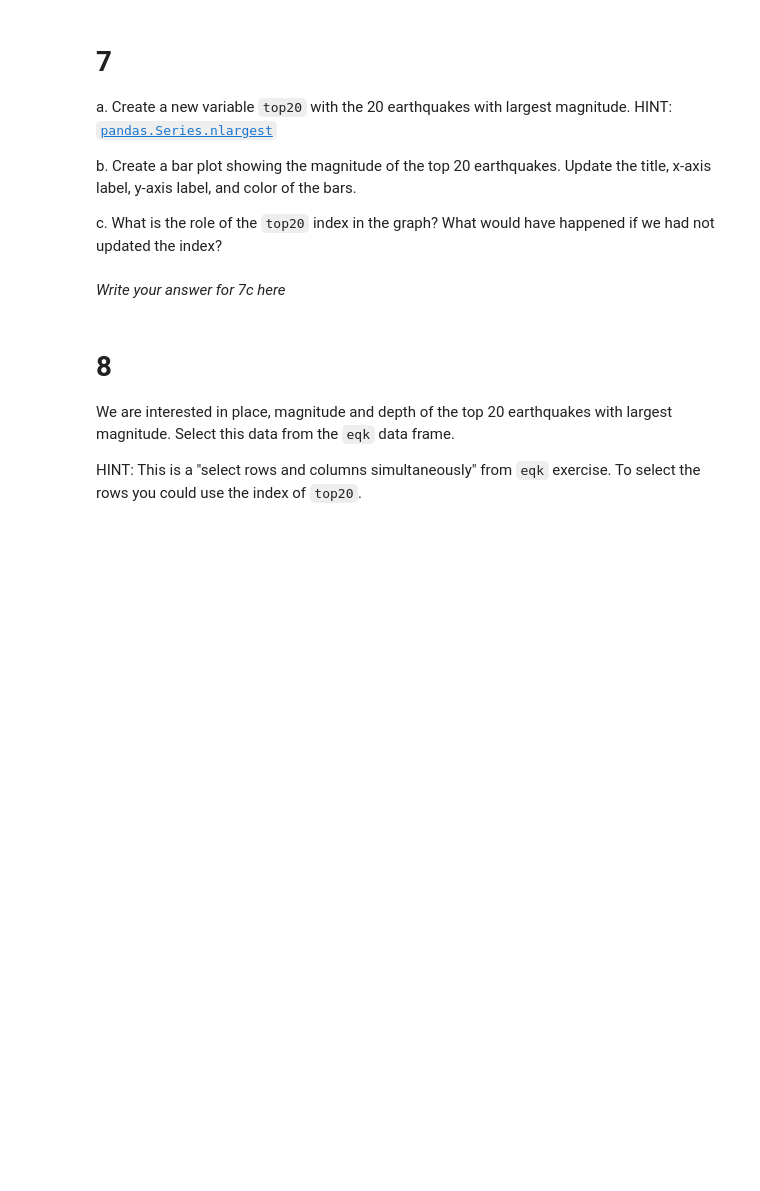
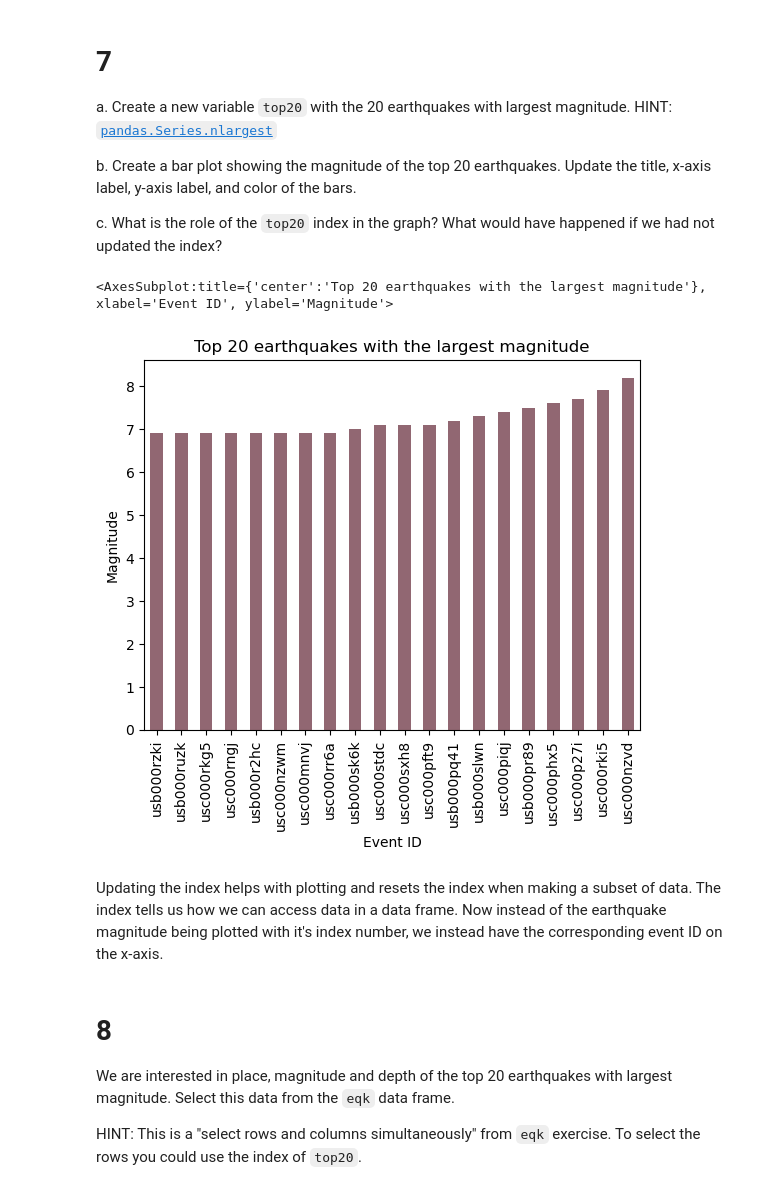
Before and after one commit to shmuir/eds220-hwk-1, a Jupyter notebook: hwk1-task4.ipynb, the cells around one changed output. Cells and saved outputs as stored; diff of their text form; code cells hidden in the pictures; blank space fills up the shorter version.

```diff
--- a/hwk1-task4.ipynb
+++ b/hwk1-task4.ipynb
@@ -115,5 +139,18 @@ c. What is the role of the `top20` index in the graph? What would have happened
-# %% [markdown]
-*Write your answer for 7c here*
+# %%
+# a.
+top20 = eqk.mag.nlargest(20).sort_values()
+
+#b.
+top20.plot(kind = 'bar',
+          title = "Top 20 earthquakes with the largest magnitude",
+          xlabel = "Event ID",
+          ylabel = "Magnitude",
+          color = "#916772")
+# %% [output]
+<AxesSubplot:title={'center':'Top 20 earthquakes with the largest magnitude'}, xlabel='Event ID', ylabel='Magnitude'>
+[figure, added]
+# %% [markdown]
+Updating the index helps with plotting and resets the index when making a subset of data. The index tells us how we can access data in a data frame. Now instead of the earthquake magnitude being plotted with it's index number, we instead have the corresponding event ID on the x-axis.
 # %% [markdown]
 # 8
 We are interested in place, magnitude and depth of the top 20 earthquakes with largest magnitude. Select this data from the `eqk` data frame.
```
Also changed, not shown: parts of 6 cells of this notebook.
